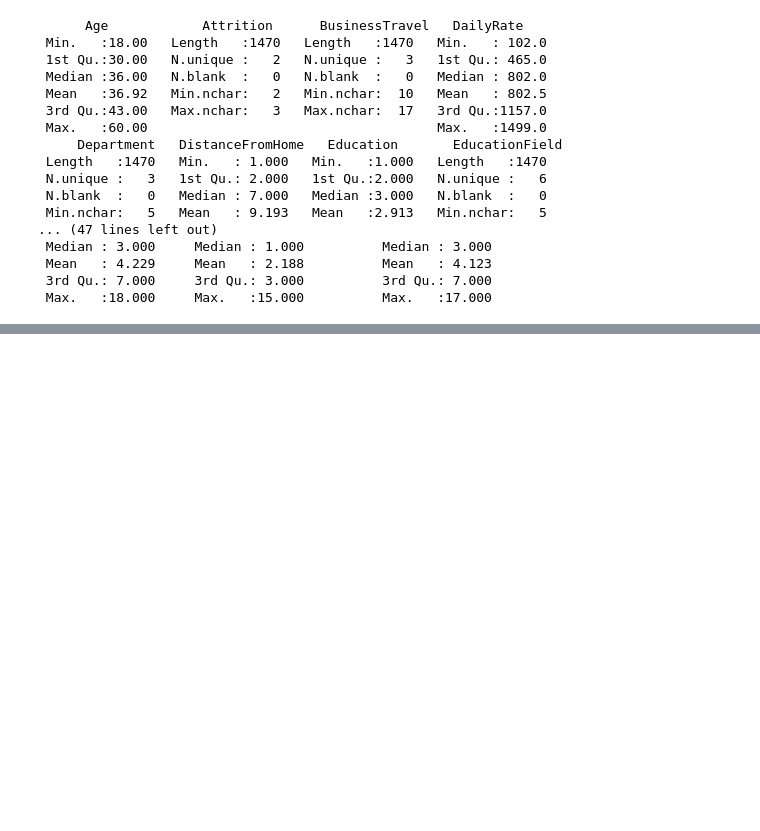
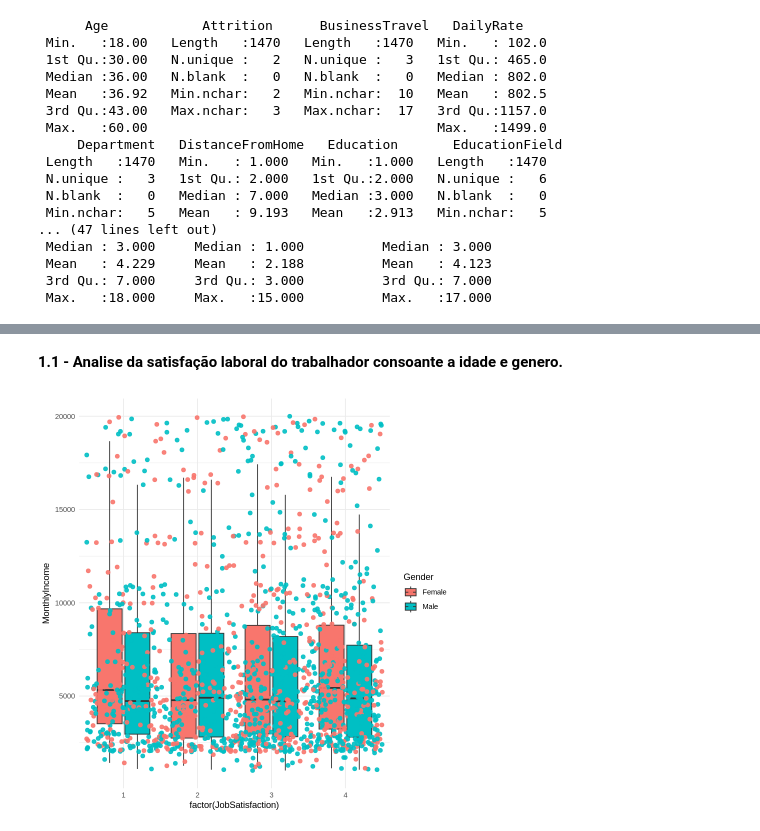
Before and after one commit to Edgar295/CEGID-ACADEMY-DA, a Jupyter notebook: python-basics/google-colab-r.ipynb, the cells around one changed output, grey strips where cells are left out. Cells and saved outputs as stored; diff of their text form; code cells hidden in the pictures; blank space fills up the shorter version.

```diff
--- a/python-basics/google-colab-r.ipynb
+++ b/python-basics/google-colab-r.ipynb
@@ -84,0 +64,15 @@ Gender_Department <-HREmployeeDF %>%
+# %% [markdown]
+**1.1 - Analise da satisfação laboral do trabalhador consoante a idade e genero.**
+# %%
+HREmployeeDF %>%
+  ggplot(aes(x = factor(JobSatisfaction),
+             y = MonthlyIncome,
+             fill = Gender)) +
+  geom_boxplot(alpha = 1, outlier.shape = NA) +
+  geom_jitter(aes(color = Gender),
+              width = 0.50,
+              alpha = 0.9,
+              size = 2) +
+  theme_minimal()
+# %% [output]
+[figure, added]
```
Also changed, not shown: parts of 26 cells of this notebook.
